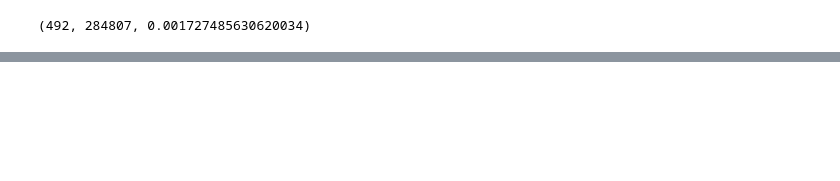
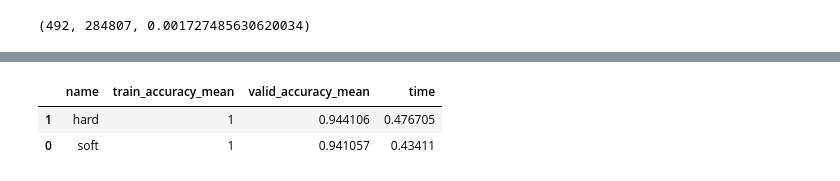
Before and after one commit to Gin04gh/datascience, a Jupyter notebook: kaggle_dataset_credit_card_fraud_detection/notebook.ipynb, the cells around one changed output, grey strips where cells are left out. Cells and saved outputs as stored; diff of their text form; code cells hidden in the pictures; blank space fills up the shorter version.

```diff
--- a/kaggle_dataset_credit_card_fraud_detection/notebook.ipynb
+++ b/kaggle_dataset_credit_card_fraud_detection/notebook.ipynb
@@ -60,0 +240,62 @@ df['Class'].sum(), df['Class'].count(), df['Class'].sum() / df['Class'].count()
+# %%
+# 精度の良いモデルを選んで、投票モデルを学習
+
+vote_models = [
+
+    #Ensemble Methods
+    ('abc', ensemble.AdaBoostClassifier()),
+    ('bc', ensemble.BaggingClassifier()),
+    ('etsc', ensemble.ExtraTreesClassifier()),
+    ('gbc', ensemble.GradientBoostingClassifier()),
+    ('rfc', ensemble.RandomForestClassifier()),
+
+    #Gaussian Processes
+    #('gpc', gaussian_process.GaussianProcessClassifier()),
+
+    #GLM
+    ('lrcv', linear_model.LogisticRegressionCV()),
+    #('rccv', linear_model.RidgeClassifierCV()), # unable soft voting
+
+    #Navies Bayes
+    #('bnb', naive_bayes.BernoulliNB()),
+    #('gnb', naive_bayes.GaussianNB()),
+
+    #Nearest Neighbor
+    #('knc', neighbors.KNeighborsClassifier()),
+
+    #Trees
+    #('dtc', tree.DecisionTreeClassifier()),
+    #('etc', tree.ExtraTreeClassifier()),
+
+    #Discriminant Analysis
+    #('lda', discriminant_analysis.LinearDiscriminantAnalysis()),
+    #('qda', discriminant_analysis.QuadraticDiscriminantAnalysis()),
+
+    #xgboost
+    ('xgbc', XGBClassifier())
+
+]
+
+
+df_compare = pd.DataFrame(columns=['name', 'train_accuracy_mean', 'valid_accuracy_mean', 'time'])
+scoring = ['accuracy']
+
+vote_soft_model = ensemble.VotingClassifier(estimators=vote_models , voting='soft')
+cv_rlts = model_selection.cross_validate(vote_soft_model, df_sampled_x, df_sampled_y, scoring=scoring)
+df_compare.loc[0, 'name'] = 'soft'
+df_compare.loc[0, 'train_accuracy_mean'] = cv_rlts['train_accuracy'].mean()
+df_compare.loc[0, 'valid_accuracy_mean'] = cv_rlts['test_accuracy'].mean()
+df_compare.loc[0, 'time'] = cv_rlts['fit_time'].mean()
+
+vote_hard_model = ensemble.VotingClassifier(estimators=vote_models, voting='hard')
+cv_rlts = model_selection.cross_validate(vote_hard_model, df_sampled_x, df_sampled_y, scoring=scoring)
+df_compare.loc[1, 'name'] = 'hard'
+df_compare.loc[1, 'train_accuracy_mean'] = cv_rlts['train_accuracy'].mean()
+df_compare.loc[1, 'valid_accuracy_mean'] = cv_rlts['test_accuracy'].mean()
+df_compare.loc[1, 'time'] = cv_rlts['fit_time'].mean()
+
+df_compare
+# %% [output]
+|  | name | train_accuracy_mean | valid_accuracy_mean | time |
+| 1 | hard | 1 | 0.944106 | 0.476705 |
+| 0 | soft | 1 | 0.941057 | 0.43411 |
```
Also changed, not shown: parts of 12 cells of this notebook.
